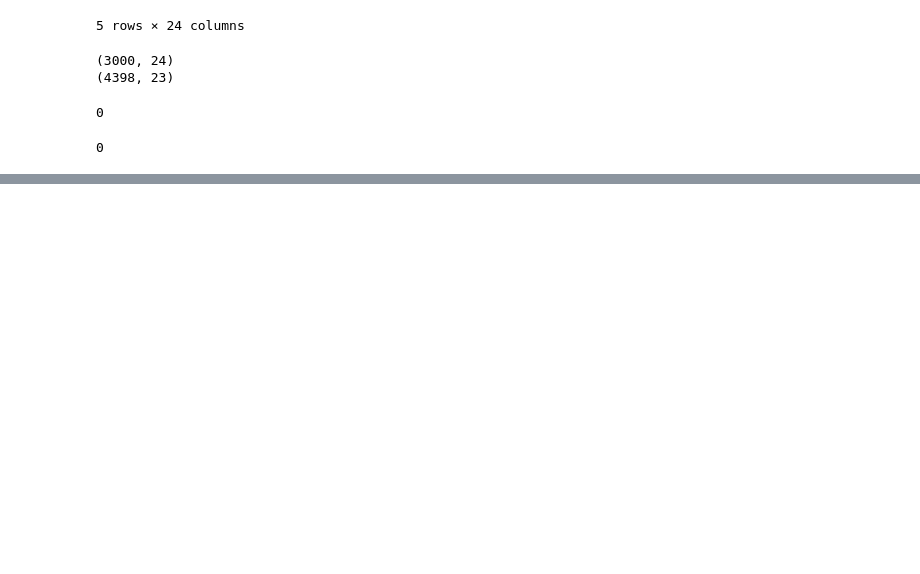
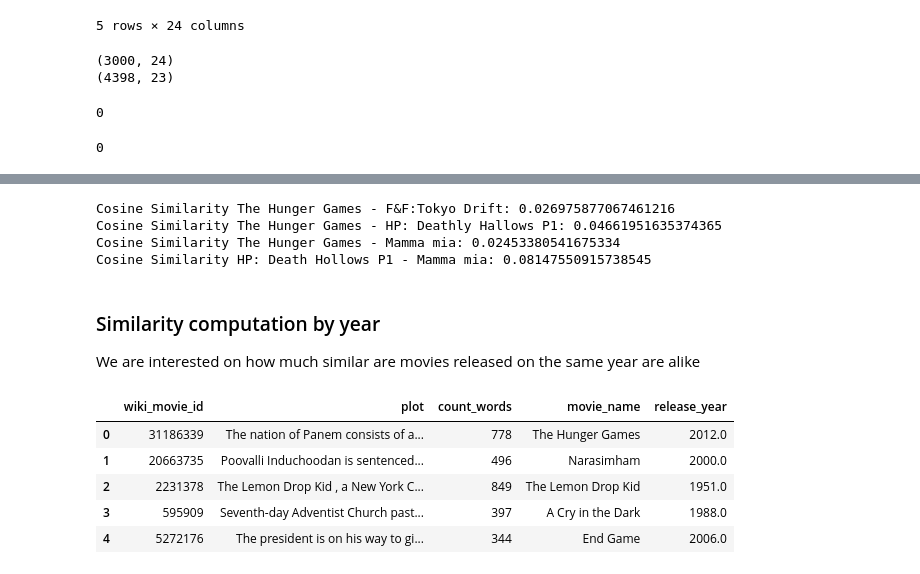
Before and after one commit to epfl-ada/ada-2023-project-msosm, a Jupyter notebook: main.ipynb, the cells around one changed output, grey strips where cells are left out. Cells and saved outputs as stored; diff of their text form; code cells hidden in the pictures; blank space fills up the shorter version.

Commit message:
similarity added on main

```diff
--- a/main.ipynb
+++ b/main.ipynb
@@ -579,0 +581,21 @@ train.isin(movie_metadata.lowercase_title).lowercase_title.sum()
+# %%
+from similarity import preprocess_text, cosine_similarity
+
+plot_similarity = plot_summaries
+plot_similarity['count_words'] = plot_similarity.apply(lambda x: len(str(x['plot']).split()), axis=1)
+
+# Drop plots with less than 200 words
+plot_similarity.drop(plot_similarity[plot_similarity['count_words'] < 200].index, inplace= True)
+
+# Preprocess the synopses
+# The Hunger Games
+preprocessed_synopsis1 = preprocess_text(plot_similarity.query("wiki_movie_id == 31186339").iloc[0]['plot'])
+
+# Fast and Furious: Tokyo Drift
+preprocessed_synopsis2 = preprocess_text(plot_similarity.query("wiki_movie_id == 2913859").iloc[0]['plot'])
+
+# Harry Potter: Deathly Hallows Part I
+preprocessed_synopsis3 = preprocess_text(plot_similarity.query("wiki_movie_id == 9834441").iloc[0]['plot'])
+
+# Mamma mia
+preprocessed_synopsis4 = preprocess_text(plot_similarity.query("wiki_movie_id == 8425661").iloc[0]['plot'])
@@ -579,0 +625,23 @@ train.isin(movie_metadata.lowercase_title).lowercase_title.sum()
+# %%
+print(f"Cosine Similarity The Hunger Games - F&F:Tokyo Drift: {similarity_1}")
+print(f"Cosine Similarity The Hunger Games - HP: Deathly Hallows P1: {similarity_2}")
+print(f"Cosine Similarity The Hunger Games - Mamma mia: {similarity_3}")
+print(f"Cosine Similarity HP: Death Hollows P1 - Mamma mia: {similarity_4}")
+# %% [output]
+Cosine Similarity The Hunger Games - F&F:Tokyo Drift: 0.026975877067461216
+Cosine Similarity The Hunger Games - HP: Deathly Hallows P1: 0.04661951635374365
+Cosine Similarity The Hunger Games - Mamma mia: 0.02453380541675334
+Cosine Similarity HP: Death Hollows P1 - Mamma mia: 0.08147550915738545
+# %% [markdown]
+### Similarity computation by year
+We are interested on how much similar are movies released on the same year are alike
+# %%
+plot_similarity_enriched = pd.merge(plot_similarity, movie_metadata[['movie_name','release_year','wiki_movie_id']], on="wiki_movie_id",how='left')
+plot_similarity_enriched.head()
+# %% [output]
+|  | wiki_movie_id | plot | count_words | movie_name | release_year |
+| 0 | 31186339 | The nation of Panem consists of a... | 778 | The Hunger Games | 2012.0 |
+| 1 | 20663735 | Poovalli Induchoodan is sentenced... | 496 | Narasimham | 2000.0 |
+| 2 | 2231378 | The Lemon Drop Kid , a New York C... | 849 | The Lemon Drop Kid | 1951.0 |
+| 3 | 595909 | Seventh-day Adventist Church past... | 397 | A Cry in the Dark | 1988.0 |
+| 4 | 5272176 | The president is on his way to gi... | 344 | End Game | 2006.0 |
```
Also changed, not shown: parts of 7 cells of this notebook, 1 other file.
